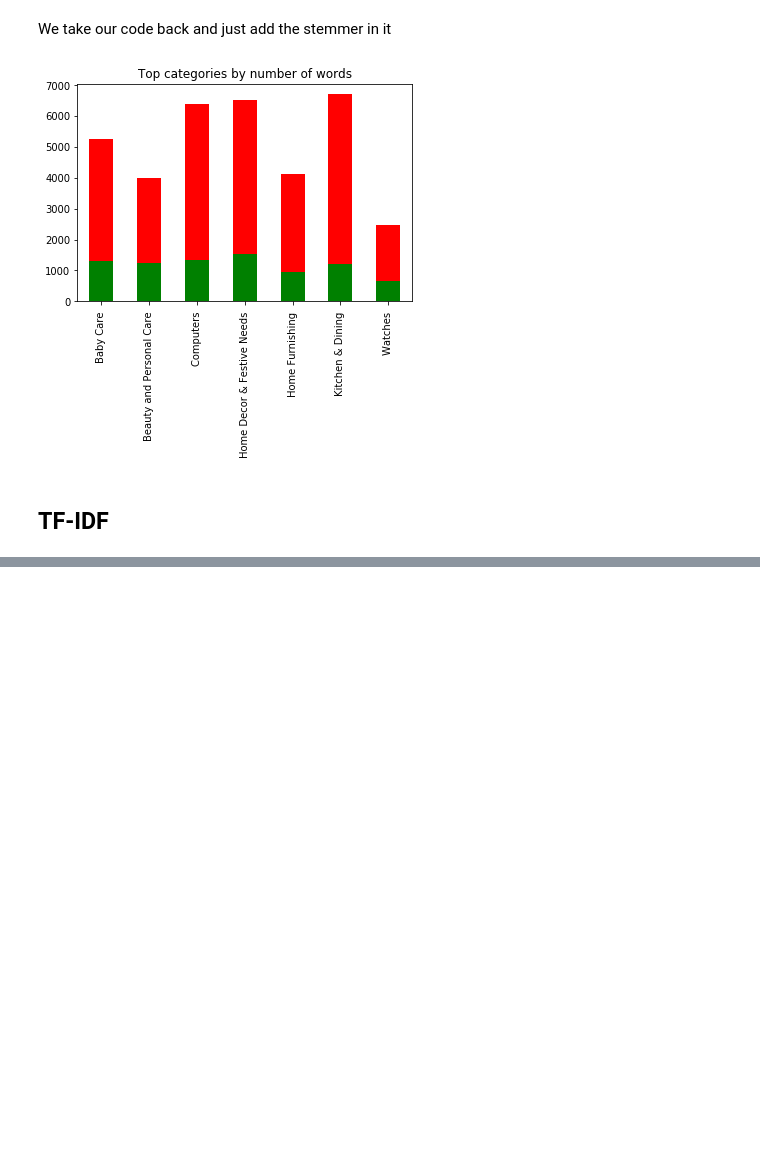
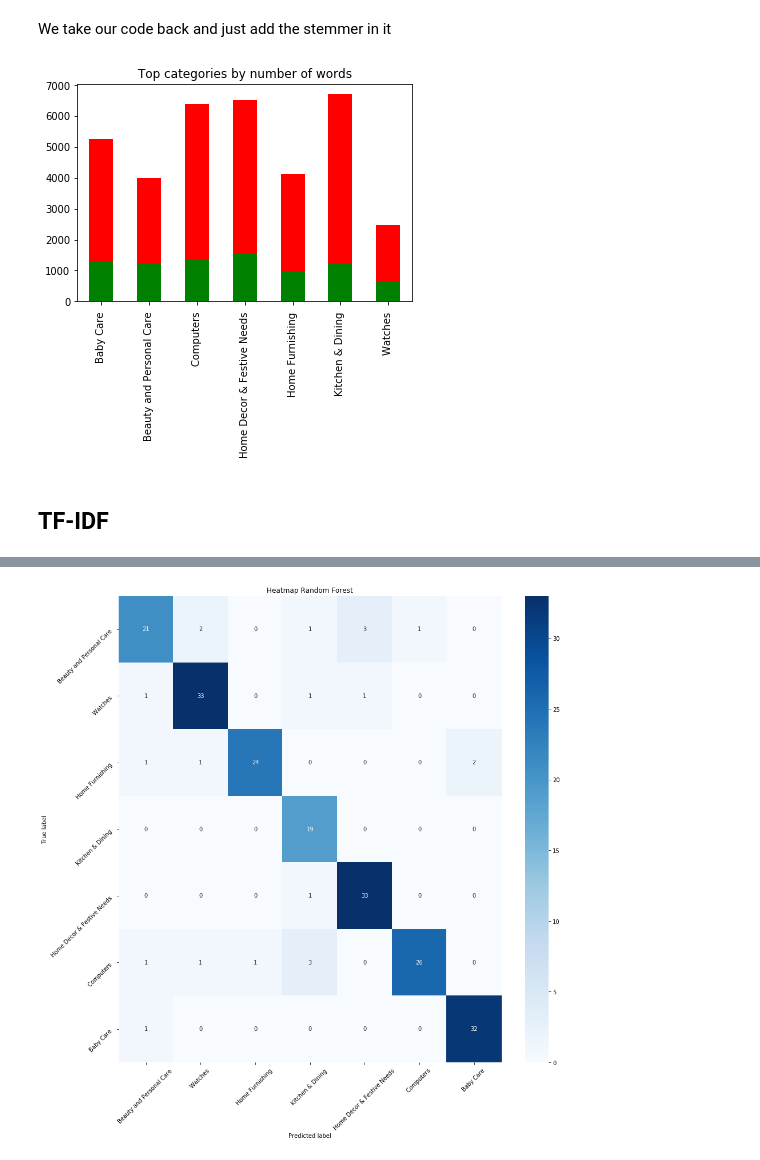
Before and after one commit to Julien-paulet/Ds_projet6, a Jupyter notebook: P6_02_notebook_analyses.ipynb, the cells around one changed output, grey strips where cells are left out. Drawn from its saved outputs; the diff is of its cells as text; code cells hidden in the pictures; blank space fills up the shorter version.

```diff
--- a/P6_02_notebook_analyses.ipynb
+++ b/P6_02_notebook_analyses.ipynb
@@ -220,0 +240,13 @@ plt.show()
+# %%
+# Nombre d'arbres dans la forêt
+n_estimators = [777]
+# Level max des arbres
+max_depth = [int(x) for x in np.linspace(60, 110, num = 11)]
+max_depth.append(None)
+# nombre de sample min pour split
+min_samples_split = [2, 5]
+
+# On crée la random grid
+random_grid = {'n_estimators': n_estimators,
+               'max_depth': max_depth,
+               'min_samples_split': min_samples_split}
@@ -220,0 +278,11 @@ plt.show()
+# %%
+t0 = time.perf_counter()
+
+rf = RandomForestClassifier(n_estimators = 777, min_samples_split = 2, max_depth = 60, n_jobs = -1)
+rf.fit(x_train, y_train)
+# on prédit
+y_predict = rf.predict(x_test)
+
+t1 = time.perf_counter()
+print("\n")
+print ('Function elapsed in: ', t1-t0, 's')
@@ -220,0 +291,22 @@ plt.show()
+# %%
+y_predict_df = pd.DataFrame(y_predict, index=y_test.index, columns=['Predict'])
+accuracy = pd.merge(y_test, y_predict_df, left_index=True, right_index=True, how='inner')
+
+conf_matrix = confusion_matrix(accuracy["categ"],
+                               accuracy['Predict'])
+
+x_label = accuracy["categ"].unique()
+y_label = accuracy["categ"].unique()
+
+ax = plt.subplots(figsize=(15,15))
+ax = sns.heatmap(conf_matrix, cmap=plt.cm.Blues, annot=True)
+ax.set(xticklabels=x_label, yticklabels=y_label,
+        title="Heatmap Random Forest",
+        ylabel='True label',
+        xlabel='Predicted label')
+#plt.savefig("Graphiques/heatmap_kmeans")
+plt.xticks(rotation=45)
+plt.yticks(rotation=45)
+plt.show()
+# %% [output]
+[figure, added]
```
Also changed, not shown: parts of 11 cells of this notebook.
